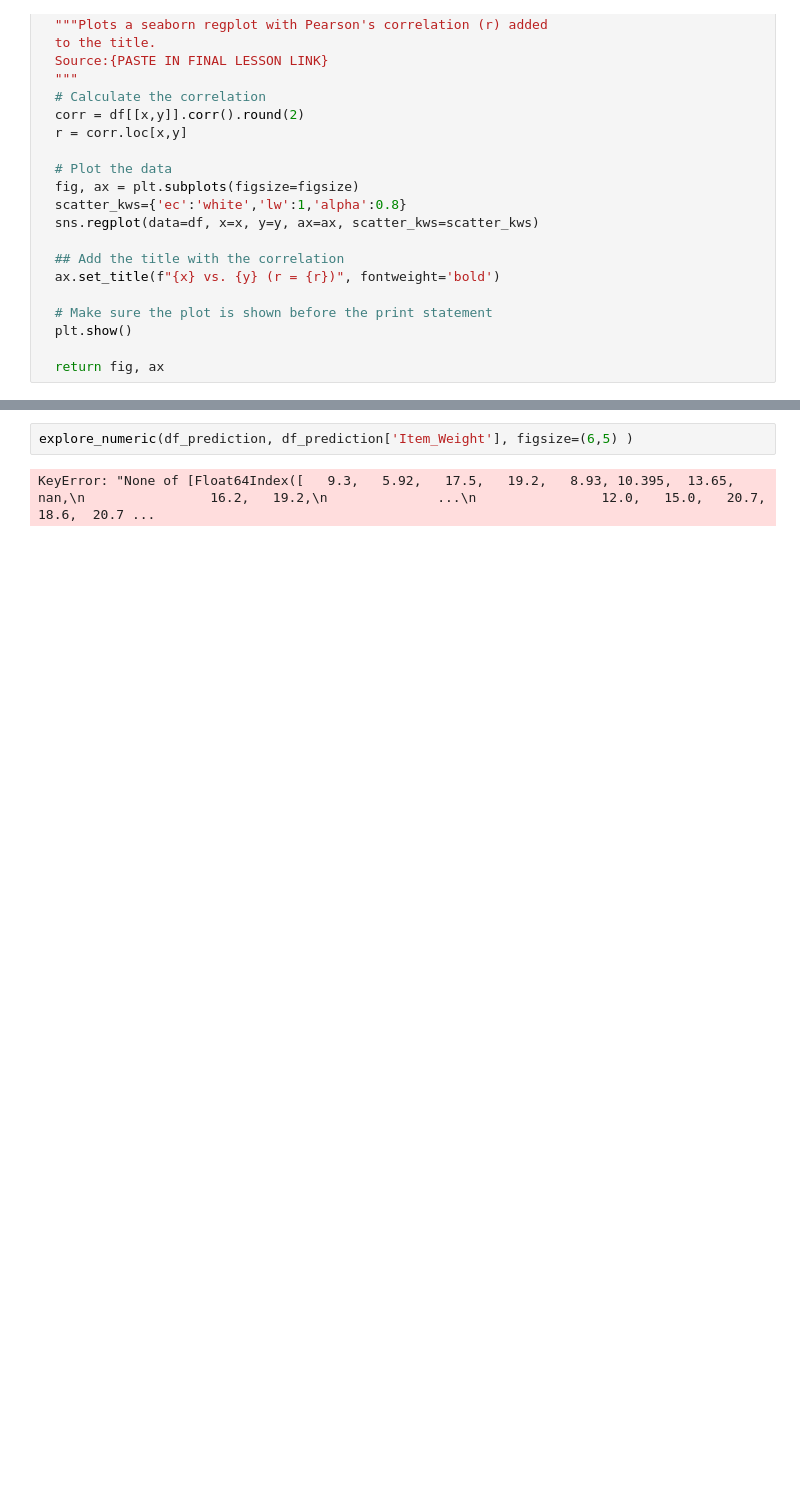
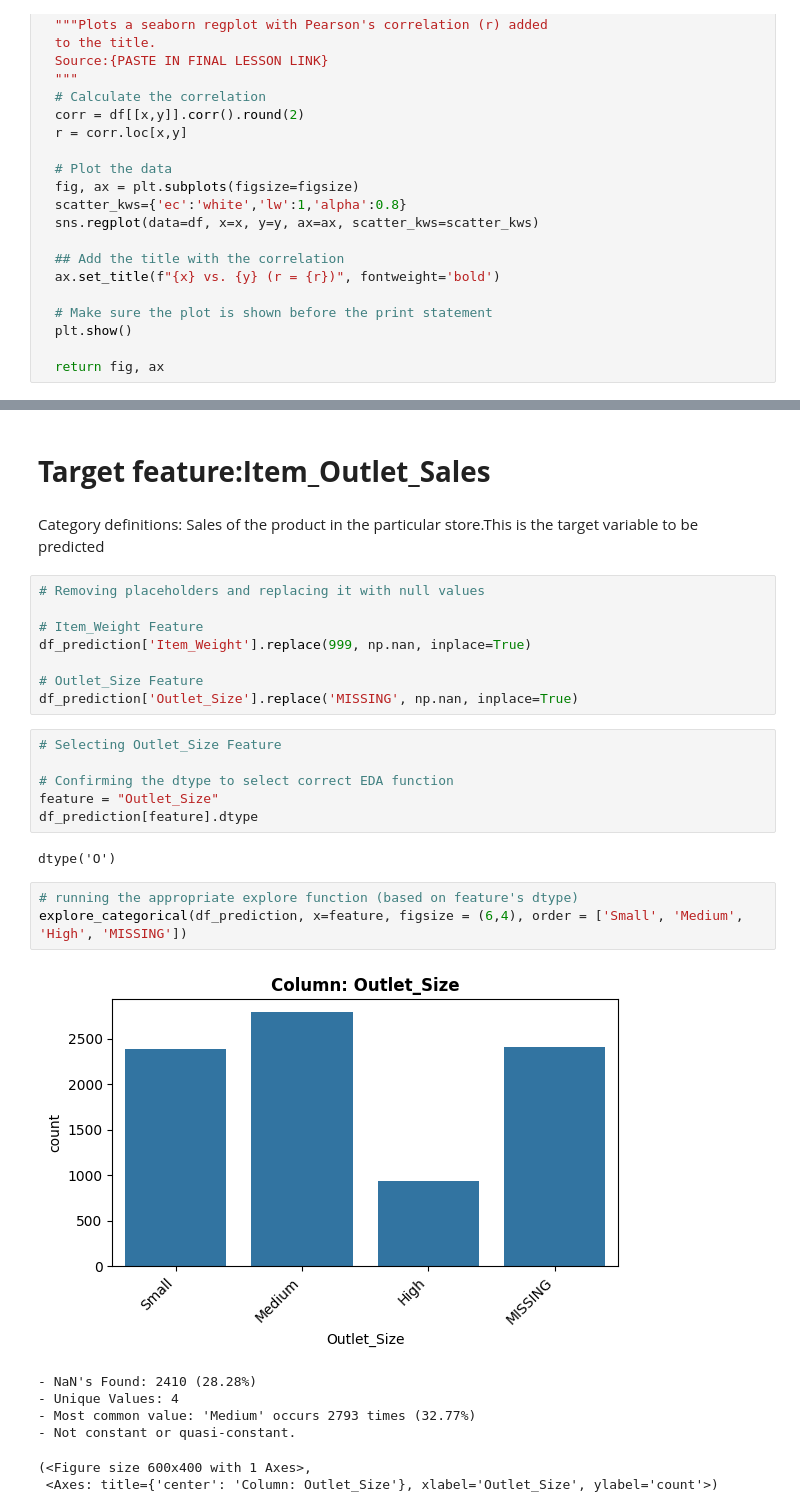
Before and after one commit to PRETTYMARTHA/Prediction-of-product-sales, a Jupyter notebook: Copy_of_Copy_of_Copy_of_Headers.ipynb, the cells around one changed output, grey strips where cells are left out. Cells and saved outputs as stored; diff of their text form; blank space fills up the shorter version.

```diff
--- a/Copy_of_Copy_of_Copy_of_Headers.ipynb
+++ b/Copy_of_Copy_of_Copy_of_Headers.ipynb
@@ -479,4 +476,32 @@ def plot_numeric_vs_target(df, x, y='rating',
-# %%
-explore_numeric(df_prediction, df_prediction['Item_Weight'], figsize=(6,5) )
-# %% [output]
-KeyError: "None of [Float64Index([   9.3,   5.92,   17.5,   19.2,   8.93, 10.395,  13.65,    nan,\n                16.2,   19.2,\n              ...\n                12.0,   15.0,   20.7,   18.6,  20.7 ...
+# %% [markdown]
+# **Target feature:Item_Outlet_Sales**
+# %% [markdown]
+Category definitions:
+ Sales of the product in the particular store.This is the target variable to be predicted
+# %%
+# Removing placeholders and replacing it with null values
+
+# Item_Weight Feature
+df_prediction['Item_Weight'].replace(999, np.nan, inplace=True)
+
+# Outlet_Size Feature
+df_prediction['Outlet_Size'].replace('MISSING', np.nan, inplace=True)
+# %%
+# Selecting Outlet_Size Feature
+
+# Confirming the dtype to select correct EDA function
+feature = "Outlet_Size"
+df_prediction[feature].dtype
+# %% [output]
+dtype('O')
+# %%
+# running the appropriate explore function (based on feature's dtype)
+explore_categorical(df_prediction, x=feature, figsize = (6,4), order = ['Small', 'Medium', 'High', 'MISSING'])
+# %% [output]
+[figure, added]
+- NaN's Found: 2410 (28.28%)
+- Unique Values: 4
+- Most common value: 'Medium' occurs 2793 times (32.77%)
+- Not constant or quasi-constant.
+(<Figure size 600x400 with 1 Axes>,
+ <Axes: title={'center': 'Column: Outlet_Size'}, xlabel='Outlet_Size', ylabel='count'>)
```
Also changed, not shown: parts of 4 cells of this notebook.
